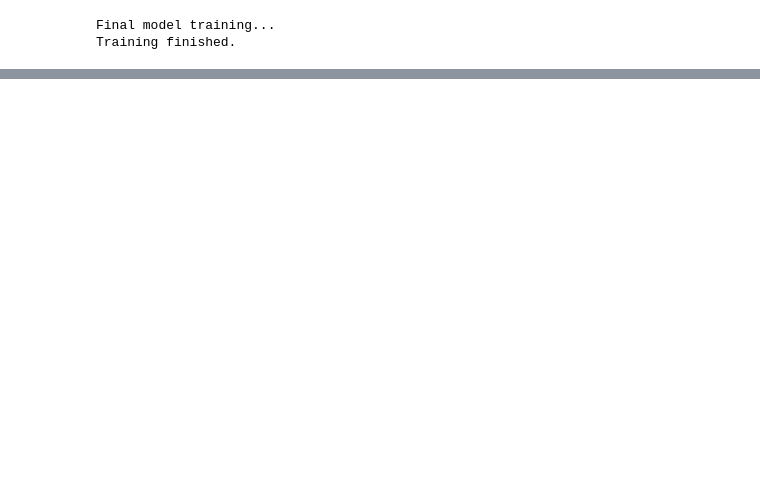
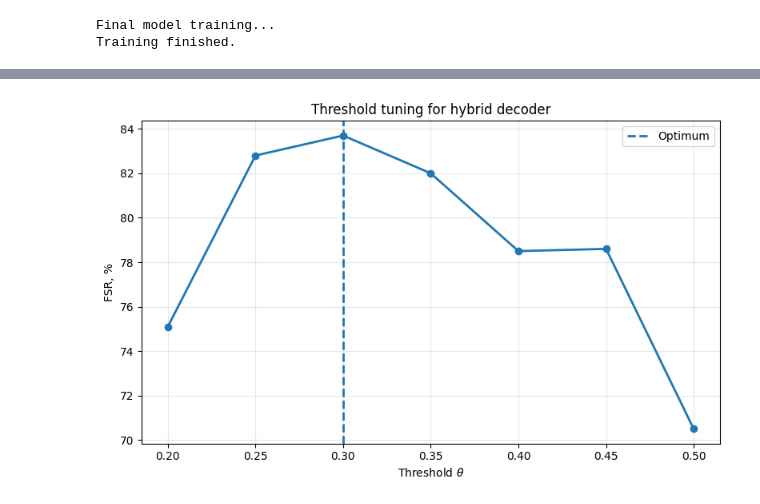
Before and after one commit to kayumov-24B81/RS_oracle, a Jupyter notebook: experiments/03_ablation.ipynb, the cells around one changed output, grey strips where cells are left out. Drawn from its saved outputs; the diff is of its cells as text; code cells hidden in the pictures; blank space fills up the shorter version.

```diff
--- a/experiments/03_ablation.ipynb
+++ b/experiments/03_ablation.ipynb
@@ -156,9 +169,23 @@ Best parameters: α=0.2, γ=1.5, FSR=84.2%
 # %%
 print('Final model training...')
 final_model = ConfigurableModel(use_bn=True, dropout=0.1).to(device)
-criterion = lambda i, t: sigmoid_focal_loss(i, t, alpha=0.2, gamma=1.5, reduction='mean')
+criterion = FocalLoss(0.2, 1.5)
 train_model(final_model, dataset, criterion, epochs=EPOCHS, device=device, verbose=False)
 print('Training finished.')
 # %% [output]
 Final model training...
 Training finished.
+# %%
+print('Threshold tuning...')
+
+thresholds = [0.20, 0.25, 0.30, 0.35, 0.40, 0.45, 0.50]
+results = []
+
+for theta in thresholds:
+    fsr = evaluate_fsr(final_model, qsc_erasure_channel, P_ERR, P_ERASE, threshold=theta, device=device)
+
+    print(f'threshold = {theta}: {fsr}')
+    results.append({
+        "threshold": theta,
+        "fsr": fsr
+    })
@@ -164,0 +201,5 @@ Training finished.
+# %%
+df = pd.DataFrame(results)
+df.to_csv(table_out_dir / "threshold.csv", index=False)
+
+print(df.to_string(index=False))
@@ -164,0 +215,25 @@ Training finished.
+# %%
+import matplotlib.pyplot as plt
+
+best_idx = df["fsr"].idxmax()
+best_threshold = df.loc[best_idx, "threshold"]
+best_fsr = df.loc[best_idx, "fsr"]
+
+plt.figure(figsize=(8, 5))
+
+plt.plot(df["threshold"], df["fsr"] * 100, marker="o", linewidth=2)
+
+plt.axvline(best_threshold, linestyle="--", linewidth=2, label="Optimum")
+
+plt.xlabel(r"Threshold $\theta$")
+plt.ylabel("FSR, %")
+plt.title("Threshold tuning for hybrid decoder")
+
+plt.grid(True, alpha=0.3)
+plt.legend()
+
+plt.tight_layout()
+plt.savefig(graph_out_dir / 'threshold.png', dpi=150)
+plt.show()
+# %% [output]
+[figure, added]
```
Also changed, not shown: parts of 7 cells of this notebook, 16 other files.
